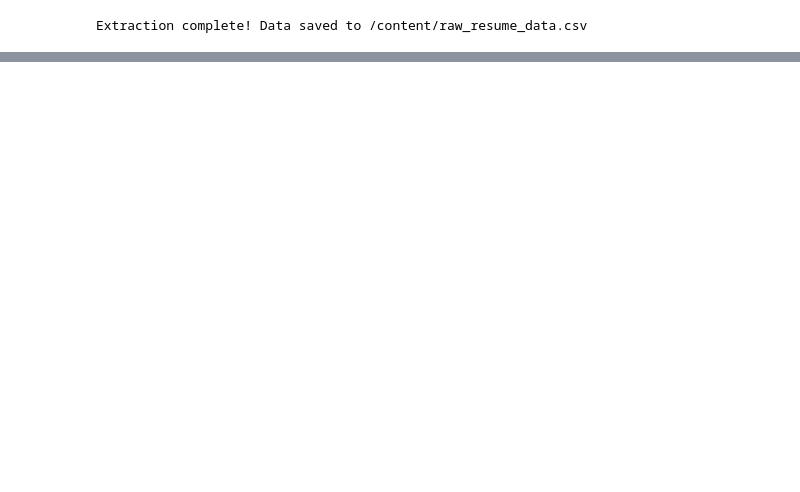
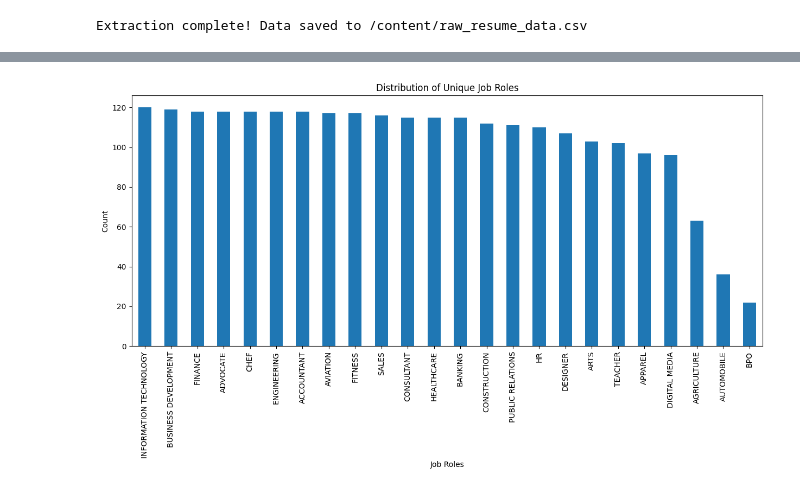
Before and after one commit to mk7890/Resume-Parsing-System, a Jupyter notebook: ResumeParsingSystem_DataCleaning.ipynb, the cells around one changed output, grey strips where cells are left out. Saved outputs shown, nothing was run; the diff lists cells and outputs as text; code cells hidden in the pictures; blank space fills up the shorter version.

```diff
--- a/ResumeParsingSystem_DataCleaning.ipynb
+++ b/ResumeParsingSystem_DataCleaning.ipynb
@@ -820,0 +272,5 @@ df.head()
+# %%
+# dropping the filename column and renaming the cleaned_filename column to "Job Role"
+df = df.drop(columns=['filename'])
+df = df.rename(columns={'cleaned_filename': 'Job Role'})
+df.head()
@@ -820,0 +284,4 @@ df.head()
+# %%
+# Rearranging the columns to start with "Job Role" followed by text
+df = df[['Job Role', 'text']]
+df.head()
@@ -843,4 +308,0 @@ memory usage: 232.9+ KB
-# %%
-#fill missing values in job role column with mode and save to new csv file final_clean_resume
-df['Job Role'].fillna(df['Job Role'].mode()[0], inplace=True)
-df.to_csv('/content/final_clean_resume.csv', index=False)
@@ -1061,17 +308,0 @@ print(f"✅ Unique skills saved to {output_txt}")
-# %%
-import pandas as pd
-
-# Load structured resume dataset
-input_csv = "/content/final_clean_resume.csv"
-df = pd.read_csv(input_csv)
-
-# Get all unique skills
-unique_skills = df['Skills'].str.split(',').explode().str.strip().unique()
-
-# Save unique skills to a text file
-output_txt = "/content/unique_skills2.txt"
-with open(output_txt, 'w') as file:
-    for skill in unique_skills:
-        file.write(f"{skill}\n")
-
-print(f"✅ Unique skills saved to {output_txt}")
@@ -1297,0 +309,14 @@ Device set to use cpu
+# %%
+#Visualization of Job Role Column Unique features count using matplotlib
+import matplotlib.pyplot as plt
+
+job_counts = df['Job Role'].value_counts()
+plt.figure(figsize=(15, 6))
+job_counts.plot(kind='bar')
+plt.title('Distribution of Unique Job Roles')
+plt.xlabel('Job Roles')
+plt.ylabel('Count')
+#plt.xticks(rotation=45)
+plt.show()
+# %% [output]
+[figure, added]
```
Also changed, not shown: parts of 106 cells of this notebook.
